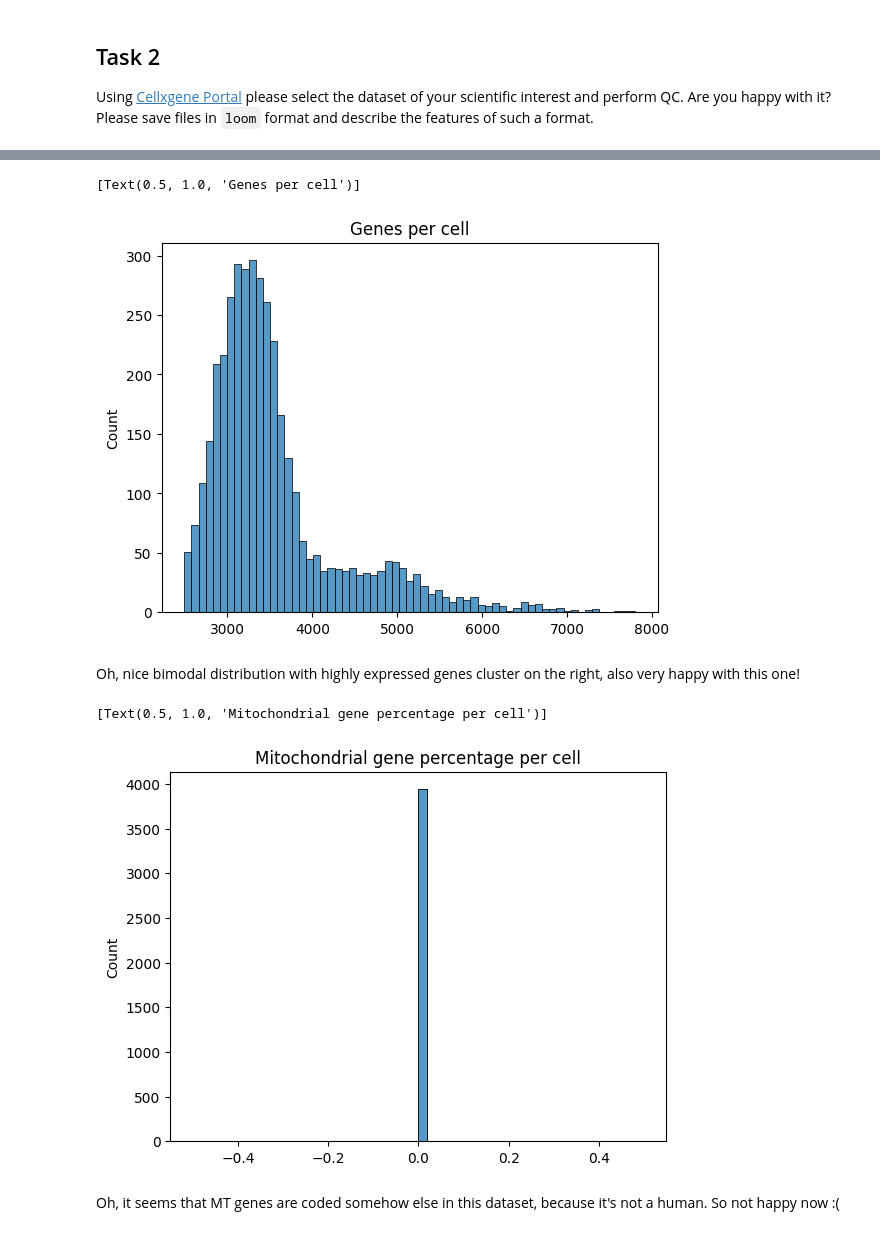
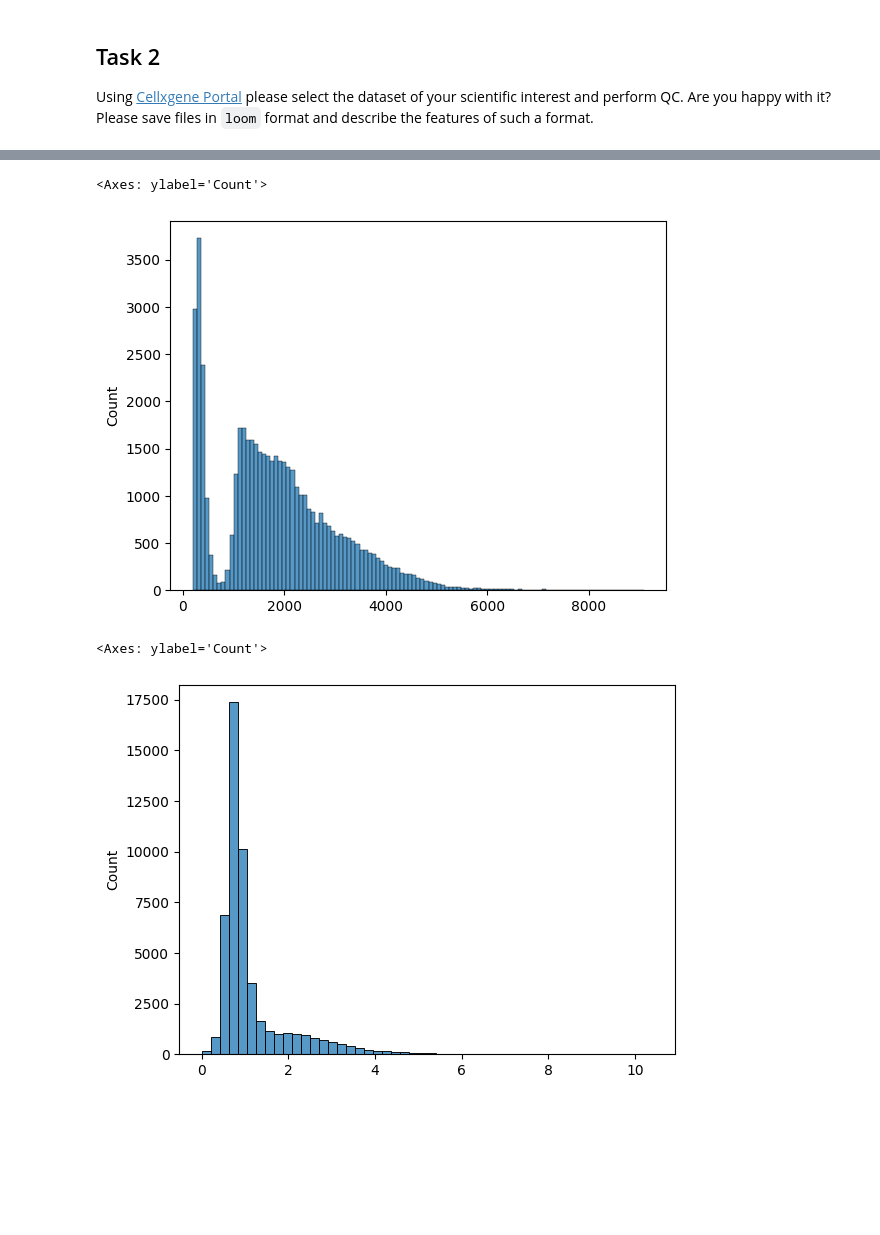
Before and after one commit to dmnemch/sc, a Jupyter notebook: 06_scverse.ipynb, the cells around one changed output, grey strips where cells are left out. Saved outputs shown, nothing was run; the diff lists cells and outputs as text; code cells hidden in the pictures; blank space fills up the shorter version.

```diff
--- a/06_scverse.ipynb
+++ b/06_scverse.ipynb
@@ -20,0 +32,8 @@ adata = sc.read_h5ad("cellxgene_data.h5ad")
+# %%
+import scanpy as sc
+import seaborn as sns
+import numpy as np
+
+sc.settings.verbosity = 3
+# %%
+adata = sc.read_h5ad("data.h5ad")
@@ -20,0 +48,2 @@ adata = sc.read_h5ad("cellxgene_data.h5ad")
+# %%
+adata.var["mt"] = adata.var.feature_name.str.startswith("MT-")
@@ -30,20 +78,17 @@ Nice binomial! And no scond peak... I am happy!
 # %%
-# Number of genes per cell distribution
+# Распределение кол-ва генов на клетку
+
 genes_per_cell = (adata.X > 0).sum(axis=1).T.A[0]
-sns.histplot(genes_per_cell).set(title='Genes per cell')
+sns.histplot(genes_per_cell)
 # %% [output]
-[Text(0.5, 1.0, 'Genes per cell')]
+<Axes: ylabel='Count'>
-[figure, old version]
+[figure, new version]
-# %% [markdown]
-Oh, nice bimodal distribution with highly expressed genes cluster on the right, also very happy with this one!
 # %%
-# Percentage of mitochondrial expression per cell distribution
-adata.var["mt"] = adata.var_names.str.startswith("MT-")
+# % of mitochondrial expression per each cell distribution – на этой гистограмме как будто не так хорошо видно ту фракцию, в которой % mt > 6 (на предыдущем они заметнее)
+
 mito_counts = adata[:, adata.var["mt"]].X.sum(axis=1).T.A[0]
 mito_pct = mito_counts / counts_per_cell * 100
-sns.histplot(mito_pct, bins=50).set(title='Mitochondrial gene percentage per cell')
+sns.histplot(mito_pct, bins=50)
 # %% [output]
-[Text(0.5, 1.0, 'Mitochondrial gene percentage per cell')]
+<Axes: ylabel='Count'>
-[figure, old version]
+[figure, new version]
-# %% [markdown]
-Oh, it seems that MT genes are coded somehow else in this dataset, because it's not a human. So not happy now :(
```
Also changed, not shown: parts of 20 cells of this notebook.
